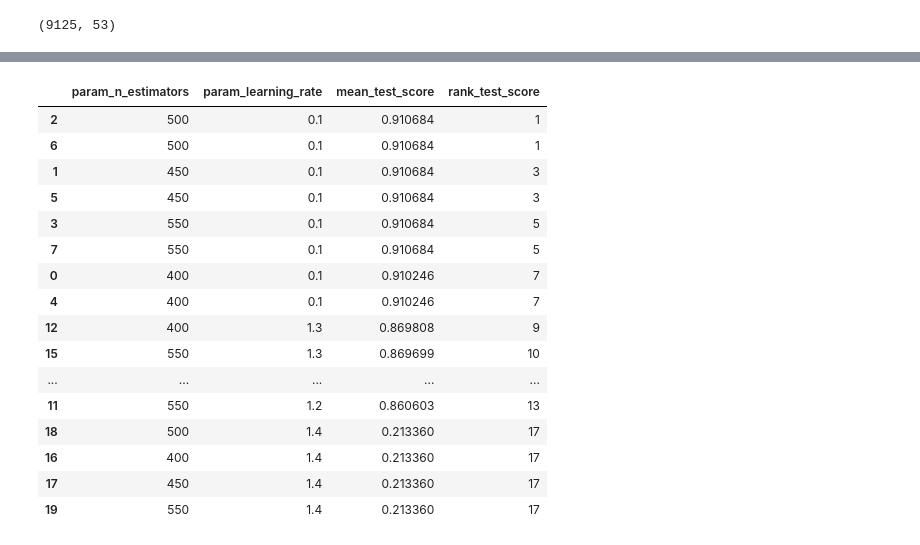
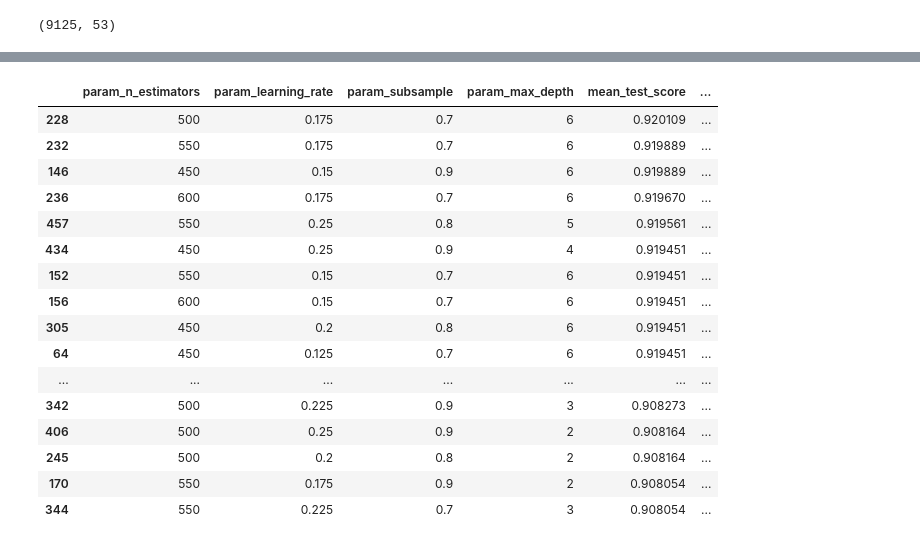
Before and after one commit to dcabezas98/IN, a Jupyter notebook: practica3/tune-boost.ipynb, the cells around one changed output, grey strips where cells are left out. Drawn from its saved outputs; the diff is of its cells as text; code cells hidden in the pictures.

```diff
--- a/practica3/tune-boost.ipynb
+++ b/practica3/tune-boost.ipynb
@@ -23,7 +23,7 @@ train.shape
 # %% [output]
 (9125, 53)
 # %%
-param_grid={'n_estimators':[400,450,500,550], 'learning_rate':[0.1,0.11,1.2,1.3,1.4]}
+param_grid={'n_estimators':[450,500,550,600], 'learning_rate':[0.125,0.15,0.175,0.2,0.225,0.25], 'subsample':[0.7,0.8,0.9,1.0], 'max_depth':[2,3,4,5,6]}
 searcher = GridSearchCV(model, param_grid, n_jobs=4,verbose=15,cv=3)
 search = searcher.fit(train,label)
 # %% [output]
@@ -48,23 +48,25 @@ Fitting 3 folds for each of 20 candidates, totalling 60 fits
 # %%
-pd.DataFrame(search.cv_results_)[['param_n_estimators','param_learning_rate','mean_test_score','rank_test_score']].sort_values(by='rank_test_score')
+df=pd.DataFrame(search.cv_results_)[['param_n_estimators','param_learning_rate','param_subsample','param_max_depth','mean_test_score','rank_test_score']].sort_values(by='rank_test_score')
+with pd.option_context('display.max_rows', None, 'display.max_columns', None):
+    display(df)
 # %% [output]
-|  | param_n_estimators | param_learning_rate | mean_test_score | rank_test_score |
-| 2 | 500 | 0.1 | 0.910684 | 1 |
-| 6 | 500 | 0.1 | 0.910684 | 1 |
-| 1 | 450 | 0.1 | 0.910684 | 3 |
-| 5 | 450 | 0.1 | 0.910684 | 3 |
-| 3 | 550 | 0.1 | 0.910684 | 5 |
-| 7 | 550 | 0.1 | 0.910684 | 5 |
-| 0 | 400 | 0.1 | 0.910246 | 7 |
-| 4 | 400 | 0.1 | 0.910246 | 7 |
-| 12 | 400 | 1.3 | 0.869808 | 9 |
-| 15 | 550 | 1.3 | 0.869699 | 10 |
-| ... | ... | ... | ... | ... |
-| 11 | 550 | 1.2 | 0.860603 | 13 |
-| 18 | 500 | 1.4 | 0.213360 | 17 |
-| 16 | 400 | 1.4 | 0.213360 | 17 |
-| 17 | 450 | 1.4 | 0.213360 | 17 |
-| 19 | 550 | 1.4 | 0.213360 | 17 |
+|  | param_n_estimators | param_learning_rate | param_subsample | param_max_depth | mean_test_score | ... |
+| 228 | 500 | 0.175 | 0.7 | 6 | 0.920109 | ... |
+| 232 | 550 | 0.175 | 0.7 | 6 | 0.919889 | ... |
+| 146 | 450 | 0.15 | 0.9 | 6 | 0.919889 | ... |
+| 236 | 600 | 0.175 | 0.7 | 6 | 0.919670 | ... |
+| 457 | 550 | 0.25 | 0.8 | 5 | 0.919561 | ... |
+| 434 | 450 | 0.25 | 0.9 | 4 | 0.919451 | ... |
+| 152 | 550 | 0.15 | 0.7 | 6 | 0.919451 | ... |
+| 156 | 600 | 0.15 | 0.7 | 6 | 0.919451 | ... |
+| 305 | 450 | 0.2 | 0.8 | 6 | 0.919451 | ... |
+| 64 | 450 | 0.125 | 0.7 | 6 | 0.919451 | ... |
+| ... | ... | ... | ... | ... | ... | ... |
+| 342 | 500 | 0.225 | 0.9 | 3 | 0.908273 | ... |
+| 406 | 500 | 0.25 | 0.9 | 2 | 0.908164 | ... |
+| 245 | 500 | 0.2 | 0.8 | 2 | 0.908164 | ... |
+| 170 | 550 | 0.175 | 0.9 | 2 | 0.908054 | ... |
+| 344 | 550 | 0.225 | 0.7 | 3 | 0.908054 | ... |
 # %%
 print('Mejores parámetros:', search.best_params_)
 print('Mejor puntuación:', search.best_score_)
```
Also changed, not shown: parts of 1 cell of this notebook, 14 other files.
